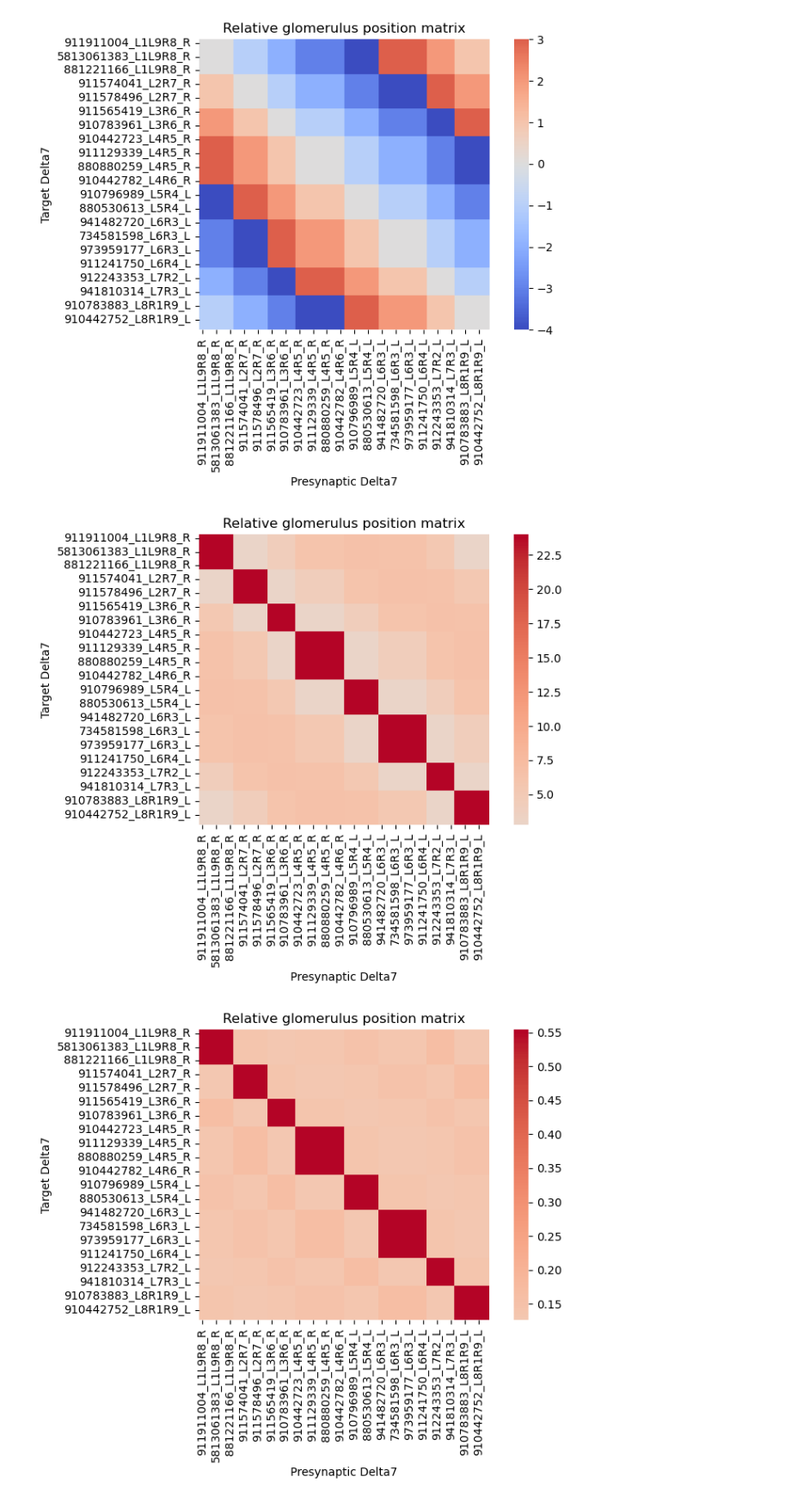
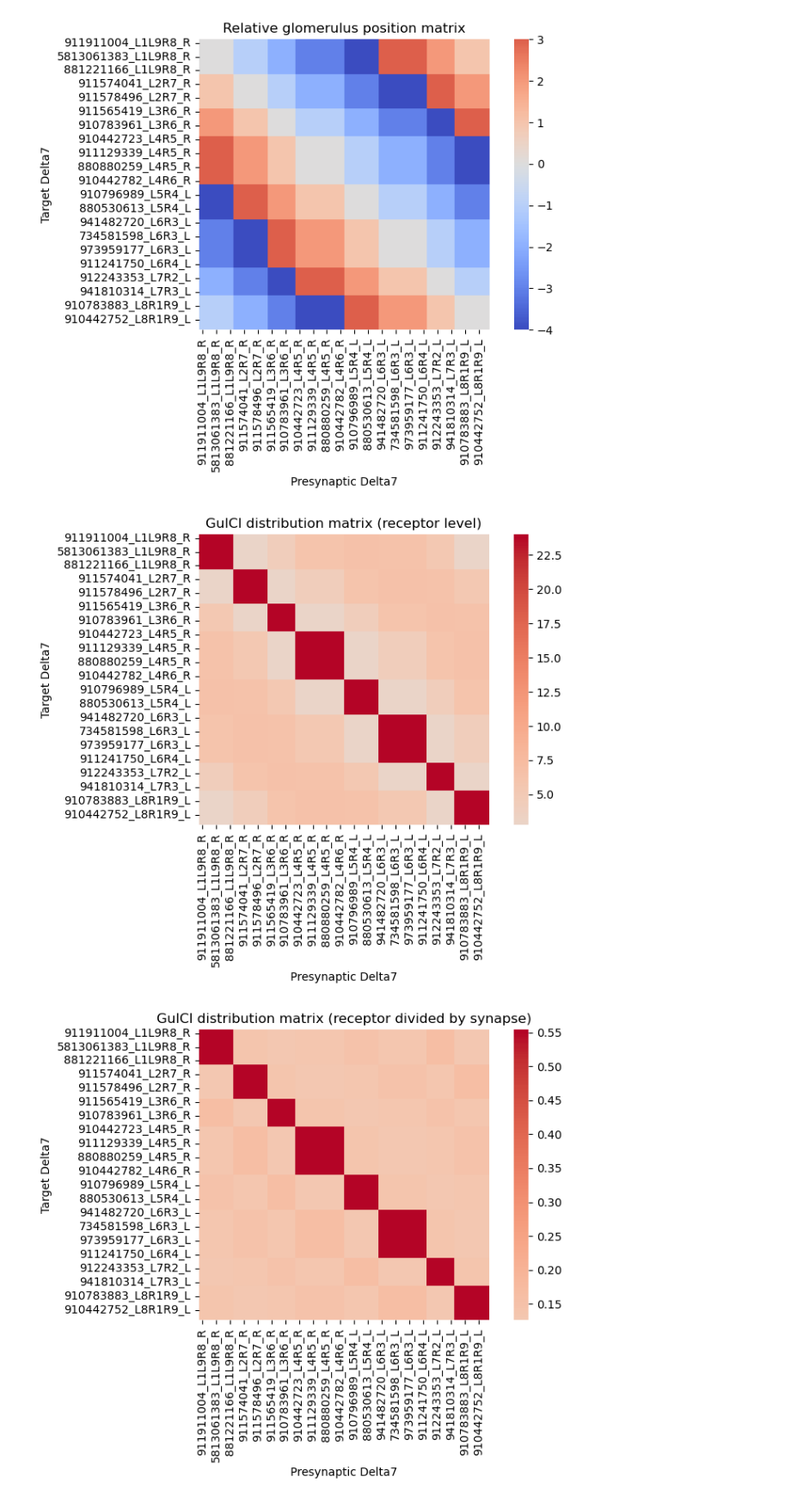
Before and after one commit to sansachenlelele/connectome_analysis_fisherlab, a Jupyter notebook: send_to_fisherlabgithub/notebooks/glucl_drive.ipynb, the cells around one changed output. Shown at 86% size. Cells and saved outputs as stored; diff of their text form; code cells hidden in the pictures.

```diff
--- a/send_to_fisherlabgithub/notebooks/glucl_drive.ipynb
+++ b/send_to_fisherlabgithub/notebooks/glucl_drive.ipynb
@@ -356,11 +356,11 @@ sns.heatmap(
     square=True,)
 plt.xlabel("Presynaptic Delta7")
 plt.ylabel("Target Delta7")
-plt.title("Relative glomerulus position matrix")
+plt.title("GulCl distribution matrix (receptor level)")
 plt.tight_layout()
 plt.show()
 # %% [output]
-[figure, old version]
+[figure, new version]
 # %%
 d7_glucl_matrix_d7norm = (
     glucl.map_relative_matrix_to_summary_values(
@@ -374,14 +374,14 @@ d7_glucl_matrix_d7norm = (
 # %%
 plt.figure(figsize=(8, 6))
 sns.heatmap(
     d7_glucl_matrix_d7norm,
     cmap="coolwarm",
     center=0,
     square=True,)
 plt.xlabel("Presynaptic Delta7")
 plt.ylabel("Target Delta7")
-plt.title("Relative glomerulus position matrix")
+plt.title("GulCl distribution matrix (receptor divided by synapse)")
 plt.tight_layout()
 plt.show()
 # %% [output]
-[figure, old version]
+[figure, new version]
```
Also changed, not shown: parts of 36 cells of this notebook, 1 other file.
